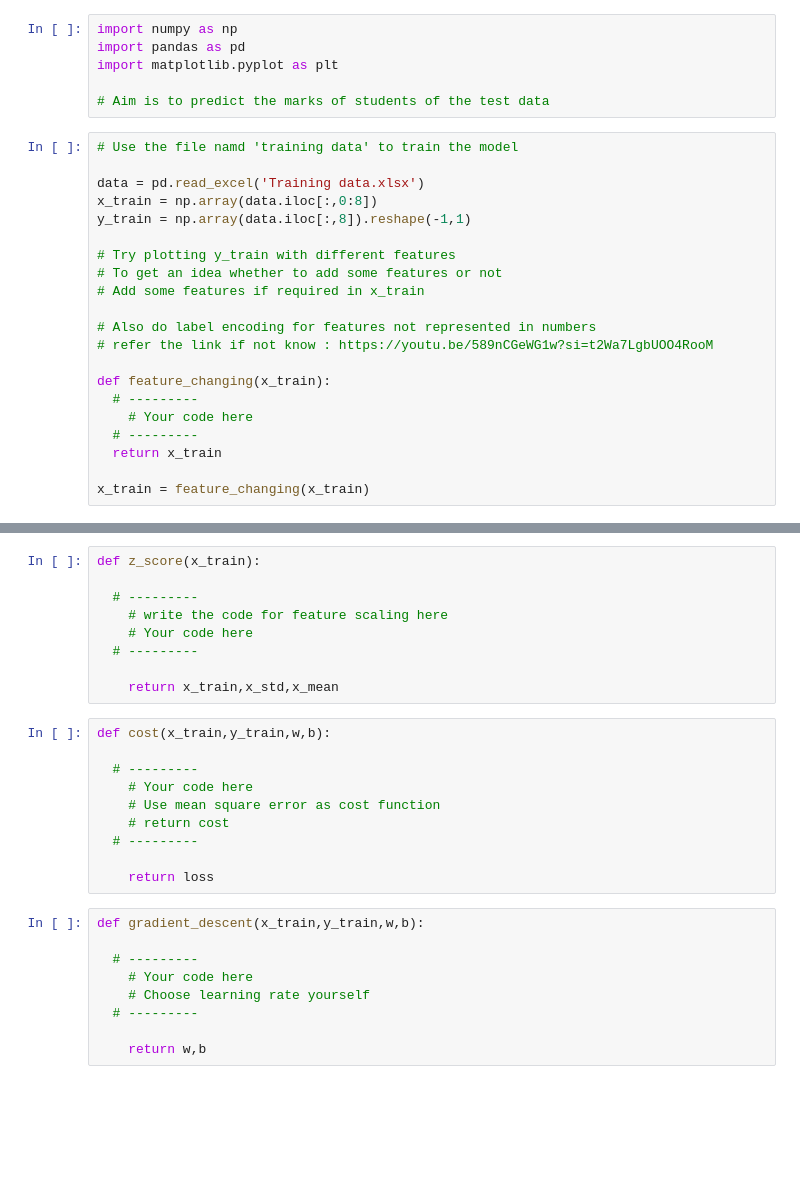
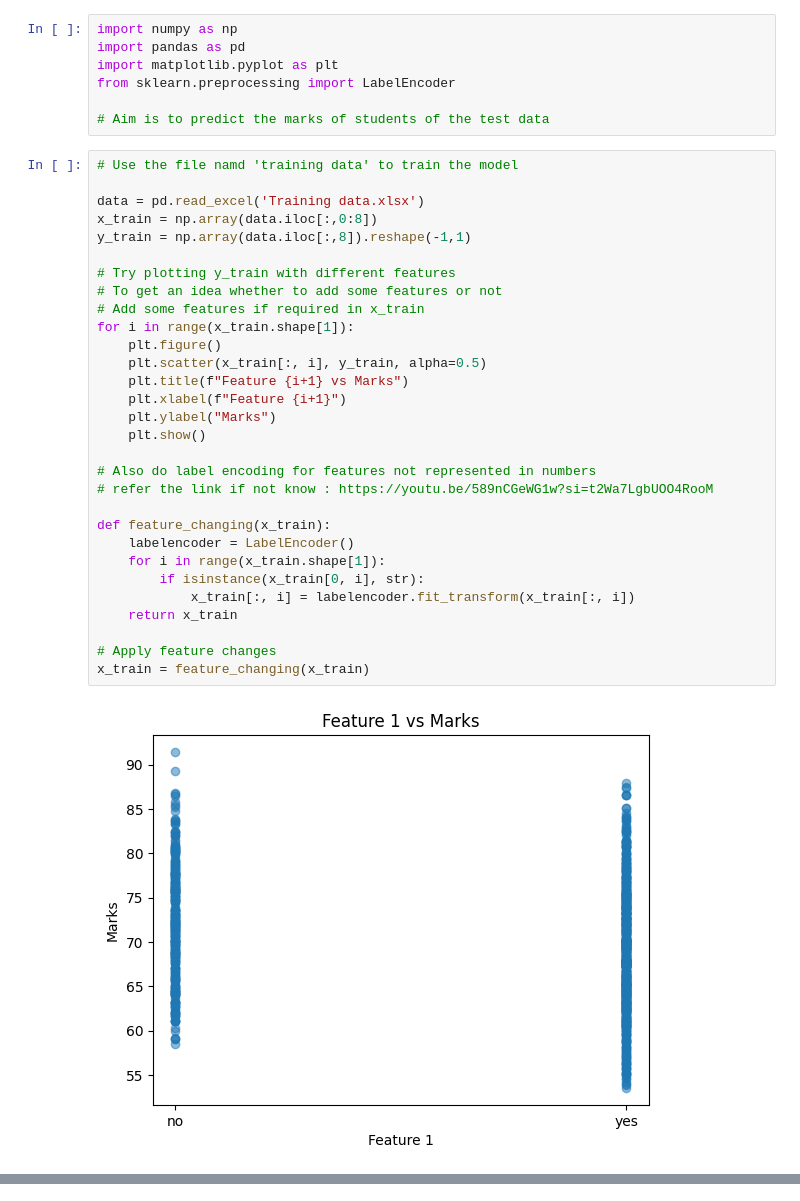
Before and after one commit to nidhi0073/LS_2024_ML, a Jupyter notebook: linear_regression_week1.ipynb, the cells around one changed output, grey strips where cells are left out. Saved outputs shown, nothing was run; the diff lists cells and outputs as text; blank space fills up the shorter version.

```diff
--- a/linear_regression_week1.ipynb
+++ b/linear_regression_week1.ipynb
@@ -4,26 +4,38 @@
 import numpy as np
 import pandas as pd
 import matplotlib.pyplot as plt
+from sklearn.preprocessing import LabelEncoder
 
 # Aim is to predict the marks of students of the test data
 # %%
 # Use the file namd 'training data' to train the model
 
 data = pd.read_excel('Training data.xlsx')
 x_train = np.array(data.iloc[:,0:8])
 y_train = np.array(data.iloc[:,8]).reshape(-1,1)
 
 # Try plotting y_train with different features
 # To get an idea whether to add some features or not
 # Add some features if required in x_train
+for i in range(x_train.shape[1]):
+    plt.figure()
+    plt.scatter(x_train[:, i], y_train, alpha=0.5)
+    plt.title(f"Feature {i+1} vs Marks")
+    plt.xlabel(f"Feature {i+1}")
+    plt.ylabel("Marks")
+    plt.show()
 
 # Also do label encoding for features not represented in numbers
 # refer the link if not know : https://youtu.be/589nCGeWG1w?si=t2Wa7LgbUOO4RooM
 
 def feature_changing(x_train):
-  # ---------
-    # Your code here
-  # ---------
-  return x_train
+    labelencoder = LabelEncoder()
+    for i in range(x_train.shape[1]):
+        if isinstance(x_train[0, i], str):
+            x_train[:, i] = labelencoder.fit_transform(x_train[:, i])
+    return x_train
 
+# Apply feature changes
 x_train = feature_changing(x_train)
+# %% [output]
+[figure, added]
@@ -30,28 +48,0 @@ x_train = feature_changing(x_train)
-# %%
-def z_score(x_train):
-
-  # ---------
-    # write the code for feature scaling here
-    # Your code here
-  # ---------
-
-    return x_train,x_std,x_mean
-# %%
-def cost(x_train,y_train,w,b):
-
-  # ---------
-    # Your code here
-    # Use mean square error as cost function
-    # return cost
-  # ---------
-
-    return loss
-# %%
-def gradient_descent(x_train,y_train,w,b):
-
-  # ---------
-    # Your code here
-    # Choose learning rate yourself
-  # ---------
-
-    return w,b
```
Also changed, not shown: parts of 5 cells of this notebook.
